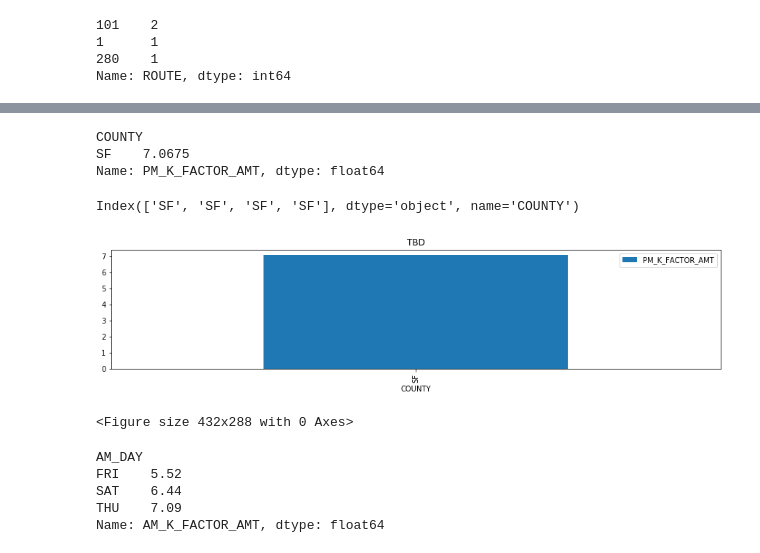
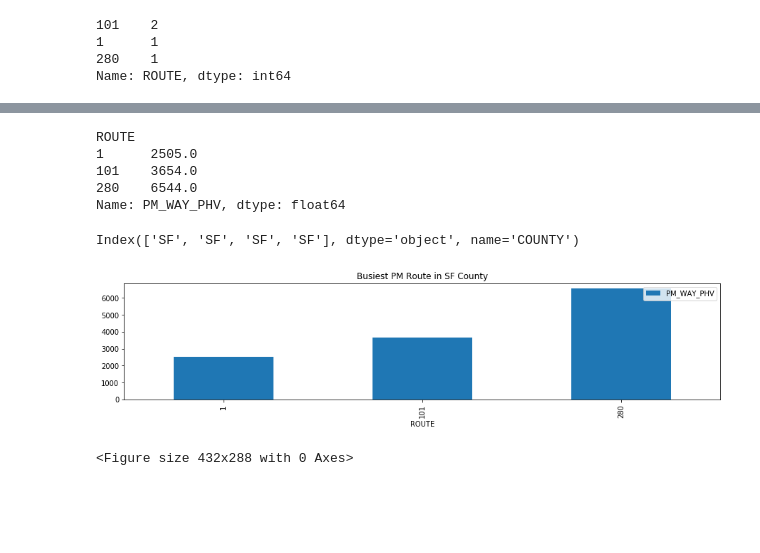
Before and after one commit to ujjwalthapa/California_traffic_analysis, a Jupyter notebook: california_analysis-TEAM.ipynb, the cells around one changed output, grey strips where cells are left out. Cells and saved outputs as stored; diff of their text form; code cells hidden in the pictures; blank space fills up the shorter version.

```diff
--- a/california_analysis-TEAM.ipynb
+++ b/california_analysis-TEAM.ipynb
@@ -372,3 +284,0 @@ dtype('O')
-# %%
-Sf_df.loc[:, "PM_WAY_PHV"] = Sf_df["PM_WAY_PHV"].astype("float")
-Sf_df.dtypes
@@ -377,2 +284,0 @@ ValueError: could not convert string to float: '2,505'
-# %%
-Sf_df['PM_WAY_PHV'] = pd.to_numeric(Sf_df['PM_WAY_PHV'])
@@ -398,9 +302,9 @@ Total_PM_D
 # %% [output]
 234.0
 # %%
-SF_type = Sf_df.set_index('COUNTY')['ROUTE']
+h = (Sf_df.set_index('COUNTY')['ROUTE']).value_counts()
 
-SF_type.value_counts()
+h
 # %% [output]
 101    2
 1      1
@@ -445,40 +313,31 @@ dtype: object
-# %%
-# Calculate Type Percents
-pmcity_factor = Sf_df.groupby(["COUNTY"])["PM_K_FACTOR_AMT"].mean()
-
-pmcity_factor.head()
-# %% [output]
-COUNTY
-SF    7.0675
-Name: PM_K_FACTOR_AMT, dtype: float64
+# %%
+# Calculate for Busiest SF PM Routes
+Sf_Peak_PM = Sf_df.groupby(["ROUTE"])["PM_WAY_PHV"].sum()
+
+Sf_Peak_PM.head()
+# %% [output]
+ROUTE
+1      2505.0
+101    3654.0
+280    6544.0
+Name: PM_WAY_PHV, dtype: float64
 # %%
 #Use the city_fare index for wedge labels.
 SF_type.index
 # %% [output]
 Index(['SF', 'SF', 'SF', 'SF'], dtype='object', name='COUNTY')
 # %%
-pmcity_factor.plot(kind="bar", figsize=(15,3))
+Sf_Peak_PM.plot(kind="bar", figsize=(15,3))
 plt.hlines
 # Set a title for the chart
-plt.title("TBD")
+plt.title("Busiest PM Route in SF County")
 
 #Add the legend.
 legend = plt.legend(loc = "upper right")
 
 
 plt.show()
 plt.tight_layout()
 # %% [output]
-[figure, old version]
+[figure, new version]
 <Figure size 432x288 with 0 Axes>
-# %%
-# Calculate
-AM_K = Sf_df.groupby(["AM_DAY"])["AM_K_FACTOR_AMT"].mean()
-
-AM_K .head()
-# %% [output]
-AM_DAY
-FRI    5.52
-SAT    6.44
-THU    7.09
-Name: AM_K_FACTOR_AMT, dtype: float64
```
Also changed, not shown: parts of 48 cells of this notebook.
